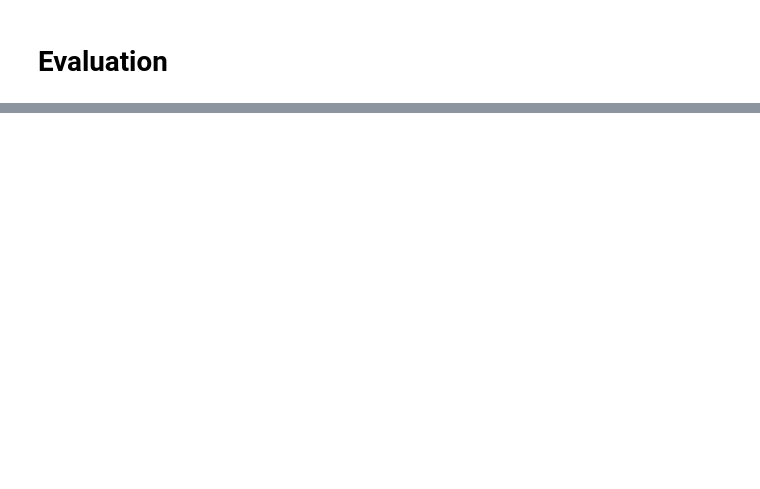
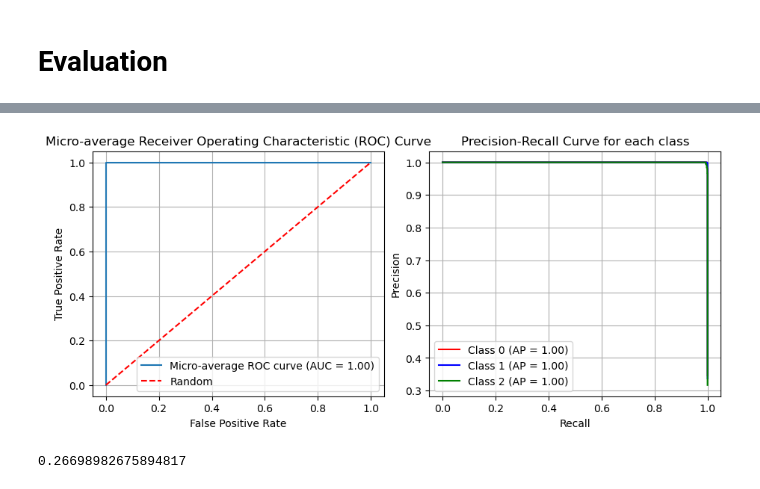
Before and after one commit to artmiss-gns/MultiClass-liver-Cirrhosis-prediction, a Jupyter notebook: src/main5.ipynb, the cells around one changed output, grey strips where cells are left out. Cells and saved outputs as stored; diff of their text form; code cells hidden in the pictures; blank space fills up the shorter version.

```diff
--- a/src/main5.ipynb
+++ b/src/main5.ipynb
@@ -180,2 +172,9 @@ opt.best_score_
 # %% [markdown]
 # Evaluation
+# %%
+y_ = opt.predict(X_test)
+ConfusionMatrixDisplay.from_predictions(
+    y_test, y_, normalize='true', # display_labels=label_encoder.classes_
+    cmap="Blues",
+)
+plt.show()
@@ -181,0 +183,63 @@ opt.best_score_
+# %%
+from sklearn.metrics import roc_curve, auc, precision_recall_curve, average_precision_score
+from sklearn.preprocessing import label_binarize
+import matplotlib.pyplot as plt
+from itertools import cycle
+
+# Assuming y_true contains true labels and y_pred_probs contains predicted probabilities for each class
+
+# Binarize the labels
+y_true_bin = label_binarize(y_, classes=[0, 1, 2])  # Replace classes with your unique class labels
+y_pred_probs = opt.predict_proba(X_test)
+
+# Compute ROC curve and ROC area for each class
+fpr = dict()
+tpr = dict()
+roc_auc = dict()
+for i in range(3):  # Replace num_classes with the number of unique classes
+    fpr[i], tpr[i], _ = roc_curve(y_true_bin[:, i], y_pred_probs[:, i])
+    roc_auc[i] = auc(fpr[i], tpr[i])
+
+# Compute micro-average ROC curve and ROC area
+fpr_micro, tpr_micro, _ = roc_curve(y_true_bin.ravel(), y_pred_probs.ravel())
+roc_auc_micro = auc(fpr_micro, tpr_micro)
+
+# Compute Precision-Recall curve and average precision score for each class
+precision = dict()
+recall = dict()
+average_precision = dict()
+for i in range(3):  # Replace num_classes with the number of unique classes
+    precision[i], recall[i], _ = precision_recall_curve(y_true_bin[:, i], y_pred_probs[:, i])
+    average_precision[i] = average_precision_score(y_true_bin[:, i], y_pred_probs[:, i])
+
+# Compute micro-average precision-recall curve and average precision score
+precision_micro, recall_micro, _ = precision_recall_curve(y_true_bin.ravel(), y_pred_probs.ravel())
+average_precision_micro = average_precision_score(y_true_bin, y_pred_probs, average='micro')
+
+# Plot micro-average ROC curve
+fig, axes = plt.subplots(1, 2, figsize=(9, 4), layout="constrained")
+# axes[0].figure(figsize=(8, 6))
+axes[0].plot(fpr_micro, tpr_micro, label=f'Micro-average ROC curve (AUC = {roc_auc_micro:.2f})')
+axes[0].plot([0, 1], [0, 1], 'r--', label='Random')
+axes[0].set_xlabel('False Positive Rate')
+axes[0].set_ylabel('True Positive Rate')
+axes[0].set_title('Micro-average Receiver Operating Characteristic (ROC) Curve')
+axes[0].legend()
+axes[0].grid()
+
+# Plot Precision-Recall curve for each class
+for i, color in zip(range(3), ["red", "blue", "green"]):
+    axes[1].plot(recall[i], precision[i], color=color, label=f'Class {i} (AP = {average_precision[i]:.2f})')
+
+axes[1].set_xlabel('Recall')
+axes[1].set_ylabel('Precision')
+axes[1].set_title('Precision-Recall Curve for each class')
+axes[1].legend(loc='best')
+axes[1].grid()
+# %% [output]
+[figure, added]
+# %%
+from sklearn.metrics import log_loss
+log_loss(y_test, opt.predict_proba(X_test))
+# %% [output]
+0.26698982675894817
```
Also changed, not shown: parts of 8 cells of this notebook, 2 other files.
